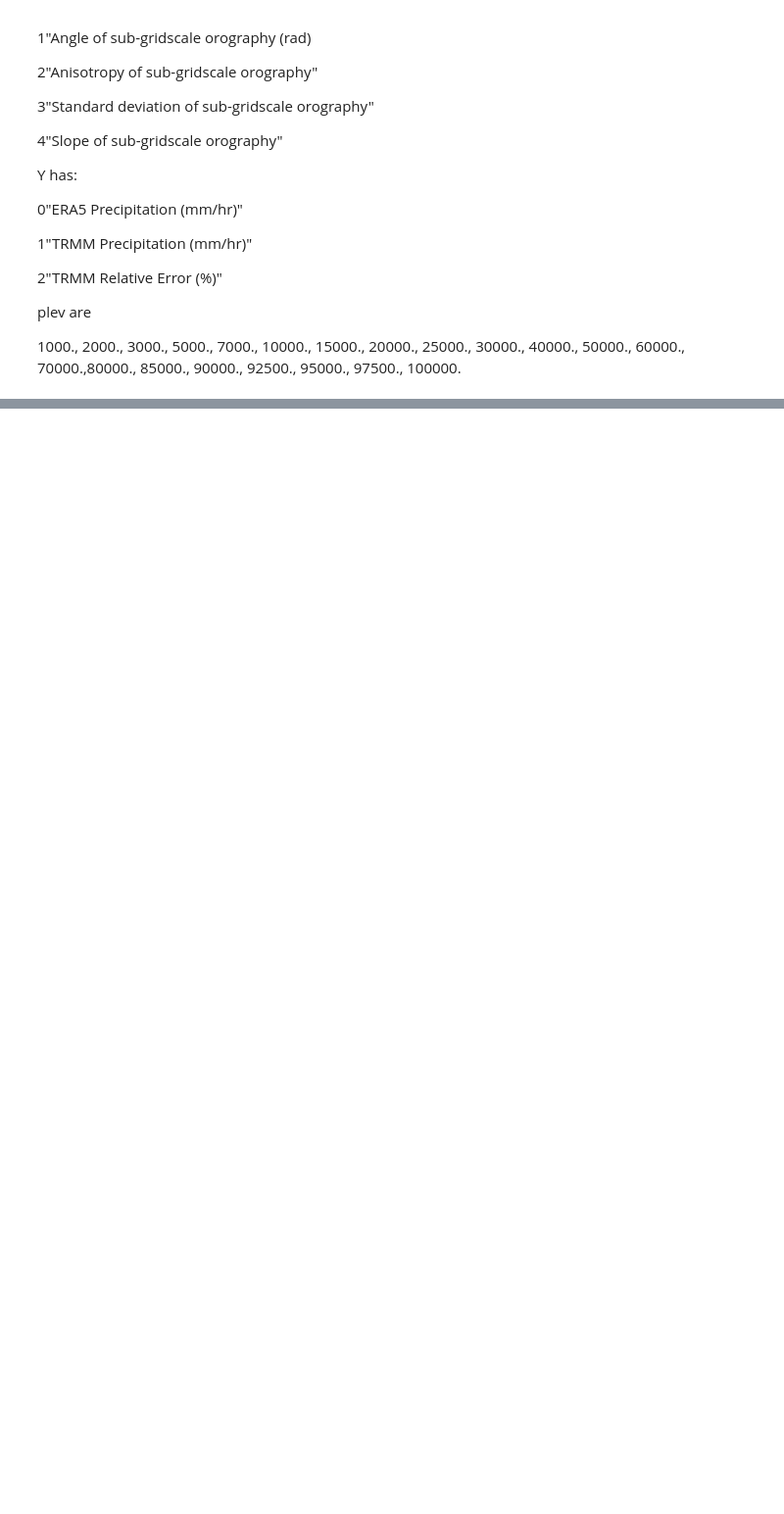
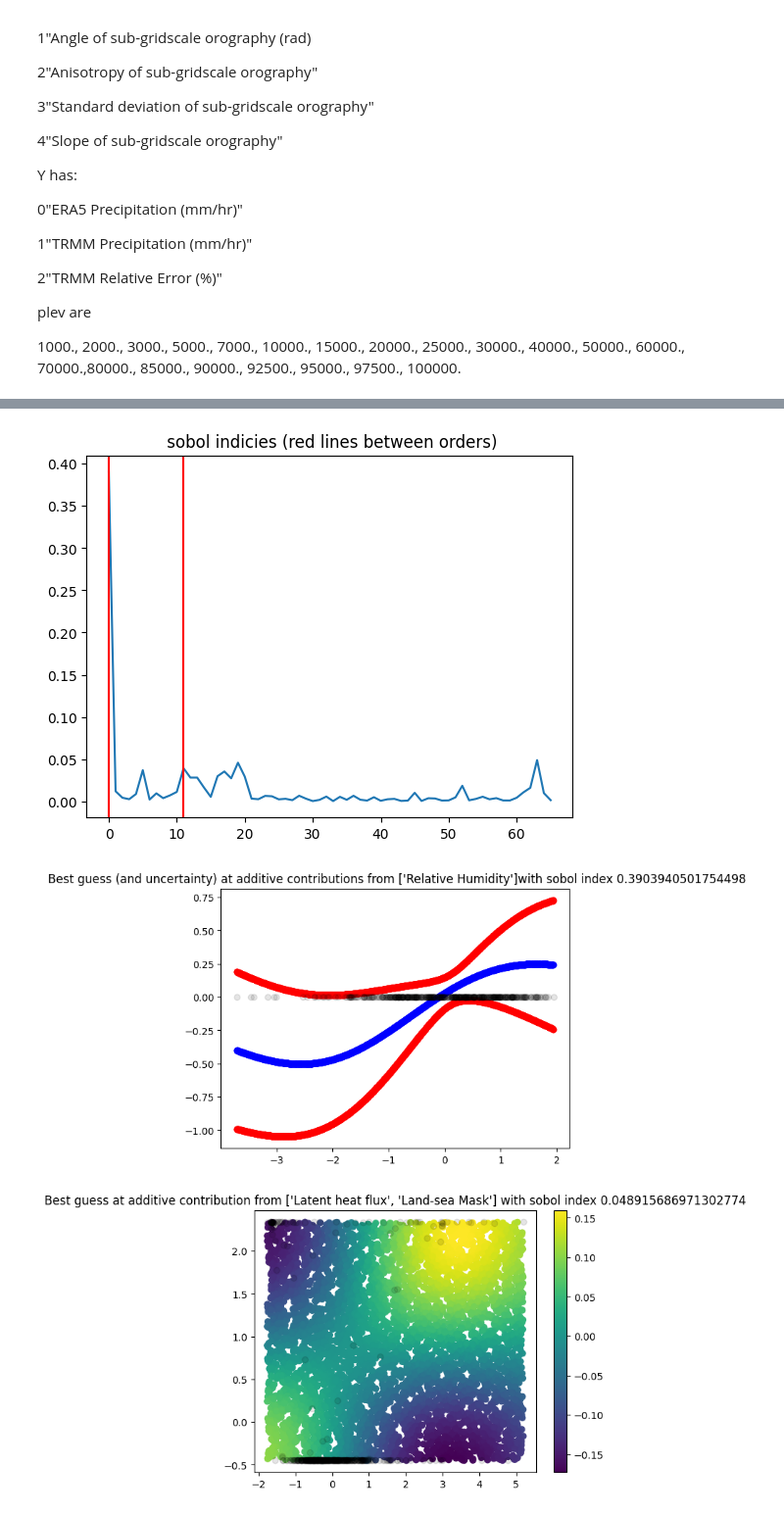
Before and after one commit to JaxGaussianProcesses/GPJax, a Jupyter notebook: run.ipynb, the cells around one changed output, grey strips where cells are left out. Shown at 98% size. Saved outputs shown, nothing was run; the diff lists cells and outputs as text; code cells hidden in the pictures; blank space fills up the shorter version.

```diff
--- a/run.ipynb
+++ b/run.ipynb
@@ -266,23 +291,0 @@ D = D.get_subset(500)
-# %%
-from models import ConjugatePrecipGP, VerticalSmoother, init_smoother
-from plotting import plot_params
-initial_posterior = ConjugatePrecipGP(
-    kernel = gpx.kernels.RBF(lengthscale=jnp.array([1.0]*problem_info.num_variables), variance=1.0),
-    likelihood = gpx.likelihoods.Gaussian(num_datapoints=D.n),
-    smoother = init_smoother(problem_info)
-)
-
-
-opt_initial_posterior, history = gpx.fit_scipy(
-        model=initial_posterior,
-        objective=jax.jit(initial_posterior.loss_fn(negative=True)), #todo rejit
-        train_data=D,
-        # optim=ox.adamw(1e-2),
-        # num_iters=1000,
-        # batch_size=1024,
-        safe=False,
-        # key=key,
-    )
-
-plt.plot(history)
-plot_params(problem_info, opt_initial_posterior,D)
@@ -288,0 +360,8 @@ plot_params(problem_info, opt_initial_posterior,D)
+# %%
+from plotting import plot_interactions
+
+plot_interactions(problem_info, opt_posterior, D, use_range=False, greedy=False, k=10)
+# %% [output]
+[figure, added]
+[figure, added]
+[figure, added]
```
Also changed, not shown: parts of 6 cells of this notebook, 3 other files.
